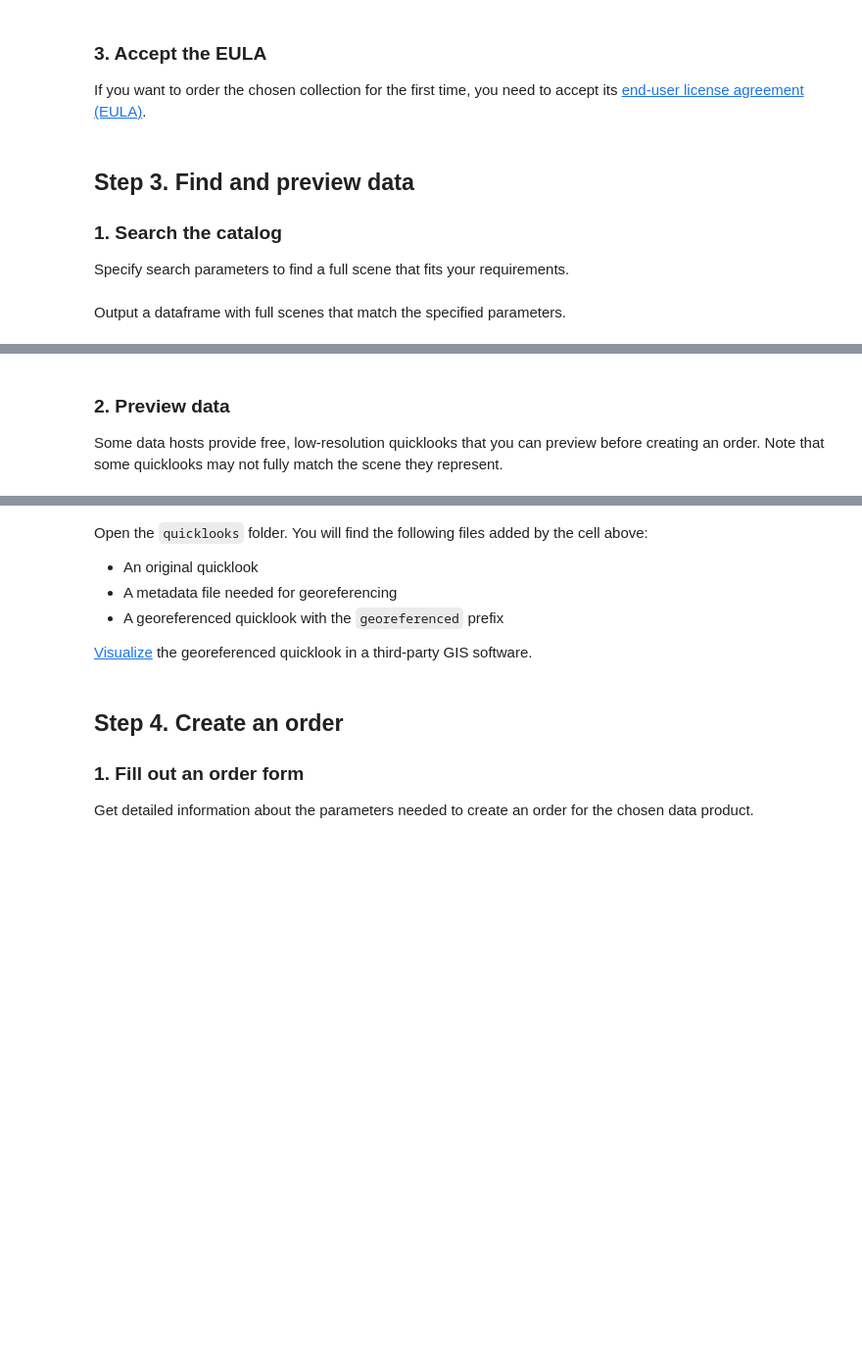
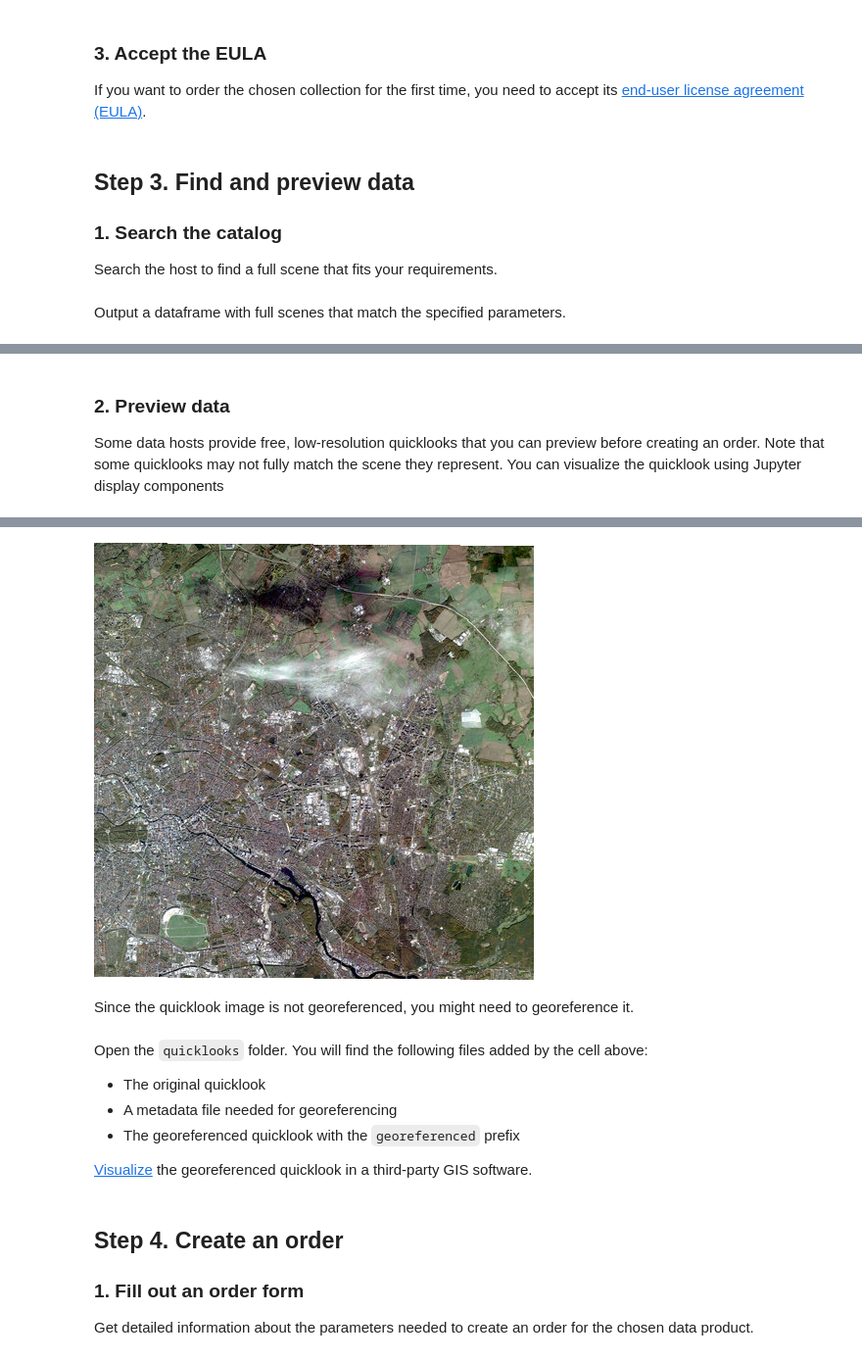
Before and after one commit to up42/documentation-notebooks, a Jupyter notebook: catalog/sdk-catalog.ipynb, the cells around one changed output, grey strips where cells are left out. Shown at 98% size. Saved outputs shown, nothing was run; the diff lists cells and outputs as text; code cells hidden in the pictures; blank space fills up the shorter version.

```diff
--- a/catalog/sdk-catalog.ipynb
+++ b/catalog/sdk-catalog.ipynb
@@ -91,7 +91,7 @@ If you want to order the chosen collection for the first time, you need to accep
 
 ### 1. Search the catalog
 
-Specify search parameters to find a full scene that fits your requirements.
+Search the host to find a full scene that fits your requirements.
 # %%
 geometry = {
     "type":"Polygon",
@@ -128,3 +128,11 @@ pd.DataFrame(scenes)
 ### 2. Preview data
 
 Some data hosts provide free, low-resolution quicklooks that you can preview before creating an order. Note that some quicklooks may not fully match the scene they represent.
+You can visualize the quicklook using Jupyter display components
+# %%
+from IPython.display import Image
+# Download quicklook to quicklooks directory
+scene = scenes[0]
+quicklook_path = scene.quicklook.download("./quicklooks/")
+Image(quicklook_path)
+# %% [output]
@@ -131 +140,4 @@ Some data hosts provide free, low-resolution quicklooks that you can preview bef
+[figure, added]
+# %% [markdown]
+Since the quicklook image is not georeferenced, you might need to georeference it.
 # %%
@@ -175,9 +174,9 @@ def georeference_quicklooks(
 # %% [markdown]
 Open the `quicklooks` folder. You will find the following files added by the cell above:
 
-- An original quicklook
+- The original quicklook
 - A metadata file needed for georeferencing
-- A georeferenced quicklook with the `georeferenced` prefix
+- The georeferenced quicklook with the `georeferenced` prefix
 
 [Visualize](https://docs.up42.com/help/visualize) the georeferenced quicklook in a third-party GIS software.
 # %% [markdown]
```
Also changed, not shown: parts of 3 cells of this notebook.
